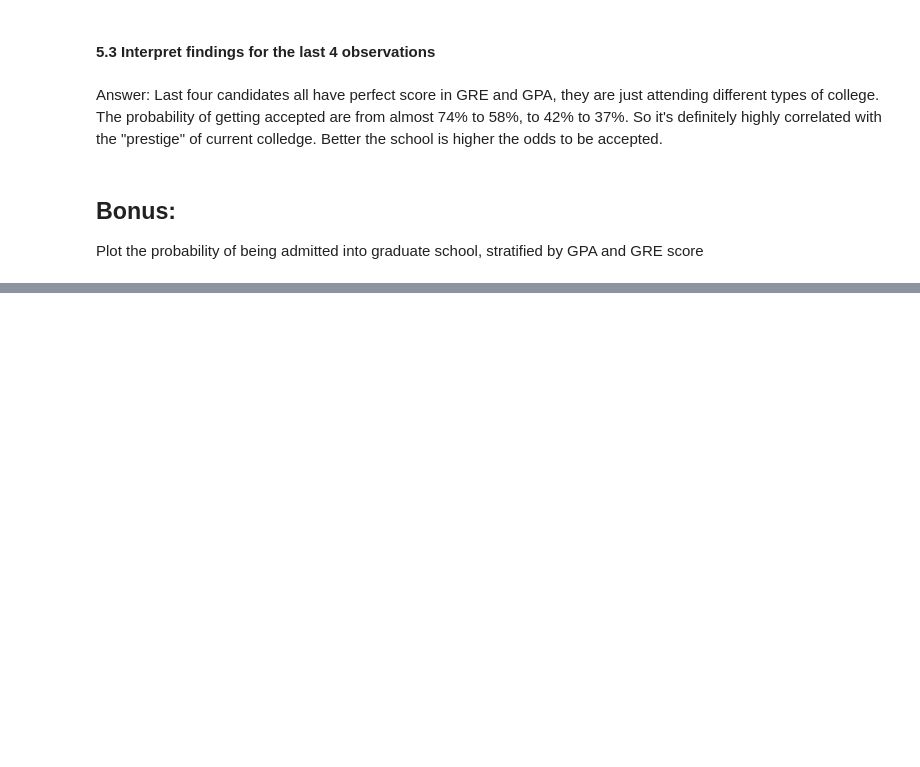
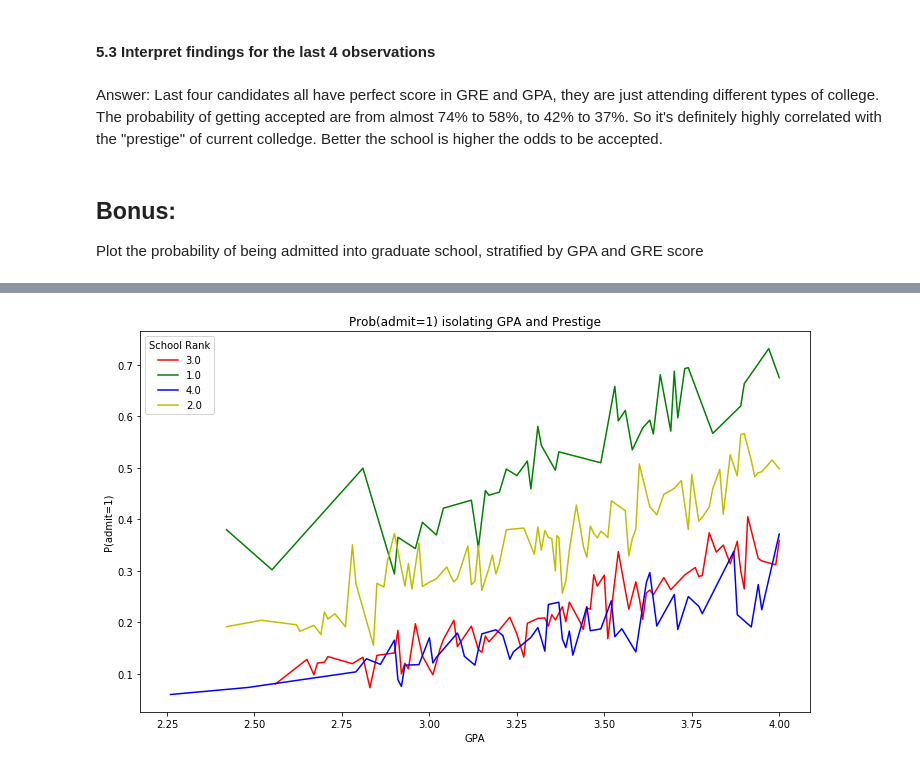
Before and after one commit to XiaoyingShu/GS-Homework, a Jupyter notebook: project3-xiaoyingshu.ipynb, the cells around one changed output, grey strips where cells are left out. Drawn from its saved outputs; the diff is of its cells as text; code cells hidden in the pictures; blank space fills up the shorter version.

```diff
--- a/project3-xiaoyingshu.ipynb
+++ b/project3-xiaoyingshu.ipynb
@@ -444,0 +455,19 @@ pl.show()
+# %%
+# This chart is to show GPA and Prestige relationship with admission, and using original data
+data2=data.join(df['prestige'])
+grouped = pd.pivot_table(data2, values=['proba'], index=['gpa', 'prestige'],
+                            aggfunc=np.mean)
+colors =['r','g','b','y']
+i=0
+for col in data2.prestige.unique():
+    plt_data = grouped.loc[grouped.index.get_level_values(1)==col]
+    pl.plot(plt_data.index.get_level_values(0), plt_data['proba'],
+            color=colors[i])
+    i=i+1
+pl.xlabel("GPA")
+pl.ylabel("P(admit=1)")
+pl.legend(data2.prestige.unique(),loc='upper left', title='School Rank')
+pl.title("Prob(admit=1) isolating GPA and Prestige")
+pl.savefig('GPAvsPrestige.png')
+# %% [output]
+[figure, added]
```
Also changed, not shown: parts of 7 cells of this notebook.
